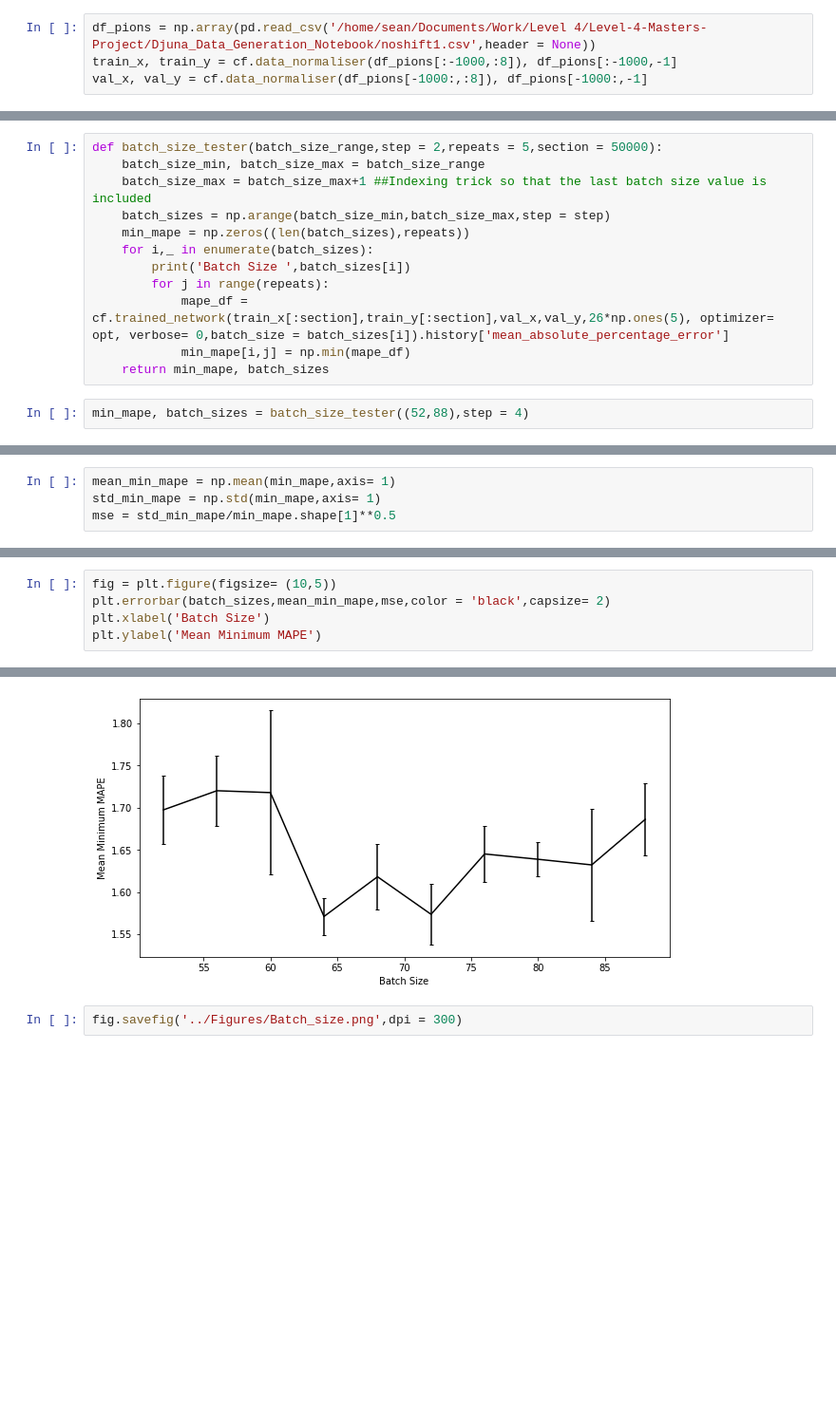
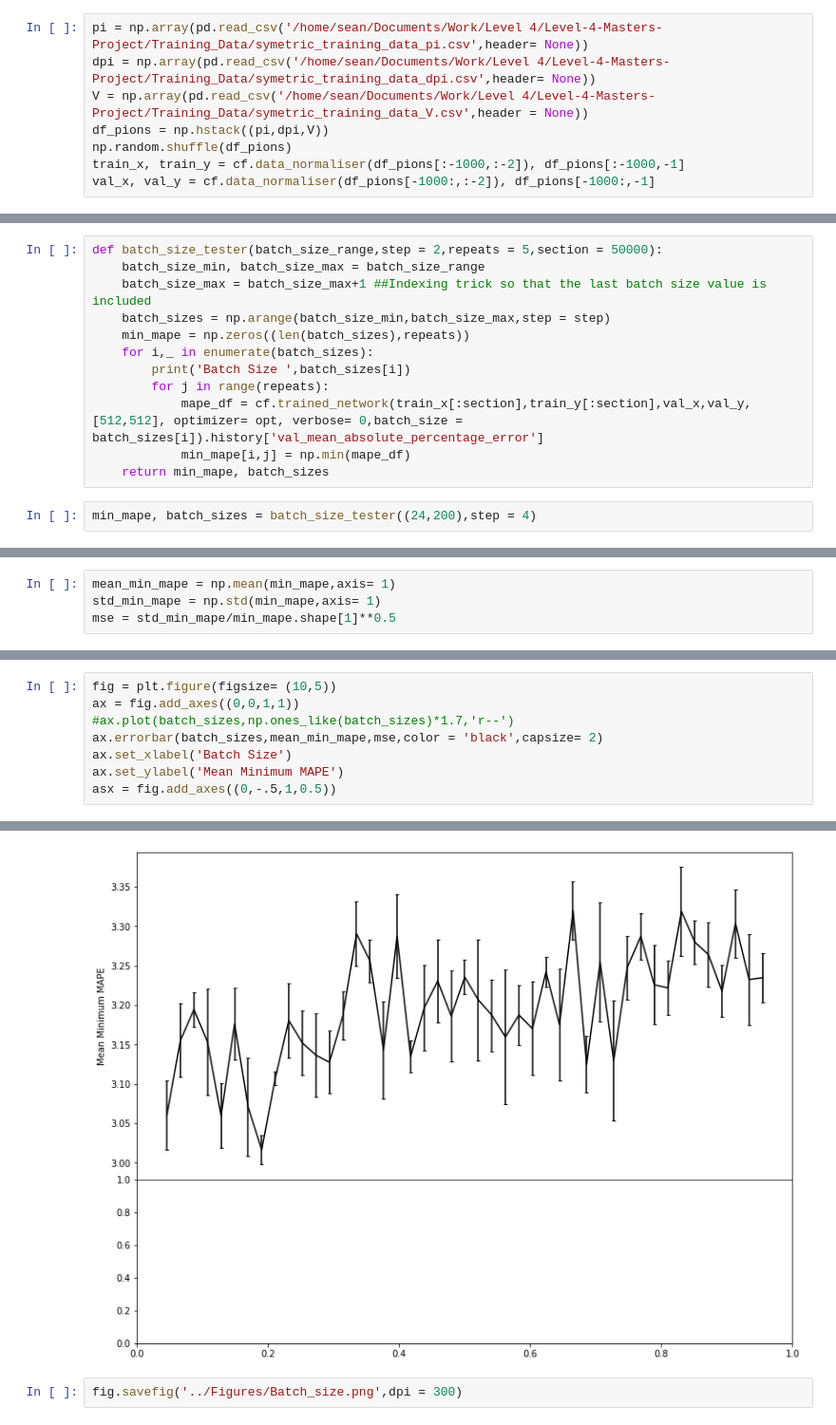
Before and after one commit to seancraven/Level-4-Masters-Project, a Jupyter notebook: Djuna_Data_Generation_Notebook/batch_size_testing.ipynb, the cells around one changed output, grey strips where cells are left out. Shown at 95% size. Drawn from its saved outputs; the diff is of its cells as text; blank space fills up the shorter version.

```diff
--- a/Djuna_Data_Generation_Notebook/batch_size_testing.ipynb
+++ b/Djuna_Data_Generation_Notebook/batch_size_testing.ipynb
@@ -27,7 +27,11 @@ To enable them in other operations, rebuild TensorFlow with the appropriate comp
 # %%
-df_pions = np.array(pd.read_csv('/home/sean/Documents/Work/Level 4/Level-4-Masters-Project/Djuna_Data_Generation_Notebook/noshift1.csv',header = None))
-train_x, train_y = cf.data_normaliser(df_pions[:-1000,:8]), df_pions[:-1000,-1]
-val_x, val_y = cf.data_normaliser(df_pions[-1000:,:8]), df_pions[-1000:,-1]
+pi = np.array(pd.read_csv('/home/sean/Documents/Work/Level 4/Level-4-Masters-Project/Training_Data/symetric_training_data_pi.csv',header= None))
+dpi = np.array(pd.read_csv('/home/sean/Documents/Work/Level 4/Level-4-Masters-Project/Training_Data/symetric_training_data_dpi.csv',header= None))
+V = np.array(pd.read_csv('/home/sean/Documents/Work/Level 4/Level-4-Masters-Project/Training_Data/symetric_training_data_V.csv',header = None))
+df_pions = np.hstack((pi,dpi,V))
+np.random.shuffle(df_pions)
+train_x, train_y = cf.data_normaliser(df_pions[:-1000,:-2]), df_pions[:-1000,-1]
+val_x, val_y = cf.data_normaliser(df_pions[-1000:,:-2]), df_pions[-1000:,-1]
 # %%
 opt = keras.optimizers.Adam(learning_rate= 0.005, beta_1 = 0.881, beta_2= 0.99)
 # %%
@@ -39,9 +43,9 @@ def batch_size_tester(batch_size_range,step = 2,repeats = 5,section = 50000):
     for i,_ in enumerate(batch_sizes):
         print('Batch Size ',batch_sizes[i])
         for j in range(repeats):
-            mape_df = cf.trained_network(train_x[:section],train_y[:section],val_x,val_y,26*np.ones(5), optimizer= opt, verbose= 0,batch_size = batch_sizes[i]).history['mean_absolute_percentage_error']
+            mape_df = cf.trained_network(train_x[:section],train_y[:section],val_x,val_y,[512,512], optimizer= opt, verbose= 0,batch_size = batch_sizes[i]).history['val_mean_absolute_percentage_error']
             min_mape[i,j] = np.min(mape_df)
     return min_mape, batch_sizes
 # %%
-min_mape, batch_sizes = batch_size_tester((52,88),step = 4)
+min_mape, batch_sizes = batch_size_tester((24,200),step = 4)
 # %% [output]
@@ -62,6 +89,9 @@ mse = std_min_mape/min_mape.shape[1]**0.5
 # %%
 fig = plt.figure(figsize= (10,5))
-plt.errorbar(batch_sizes,mean_min_mape,mse,color = 'black',capsize= 2)
-plt.xlabel('Batch Size')
-plt.ylabel('Mean Minimum MAPE')
+ax = fig.add_axes((0,0,1,1))
+#ax.plot(batch_sizes,np.ones_like(batch_sizes)*1.7,'r--')
+ax.errorbar(batch_sizes,mean_min_mape,mse,color = 'black',capsize= 2)
+ax.set_xlabel('Batch Size')
+ax.set_ylabel('Mean Minimum MAPE')
+asx = fig.add_axes((0,-.5,1,0.5))
 # %% [output]
@@ -69,3 +98,3 @@ Text(0, 0.5, 'Mean Minimum MAPE')
-[figure, old version]
+[figure, new version]
 # %%
 fig.savefig('../Figures/Batch_size.png',dpi = 300)
```
Also changed, not shown: parts of 4 cells of this notebook, 19 other files.
